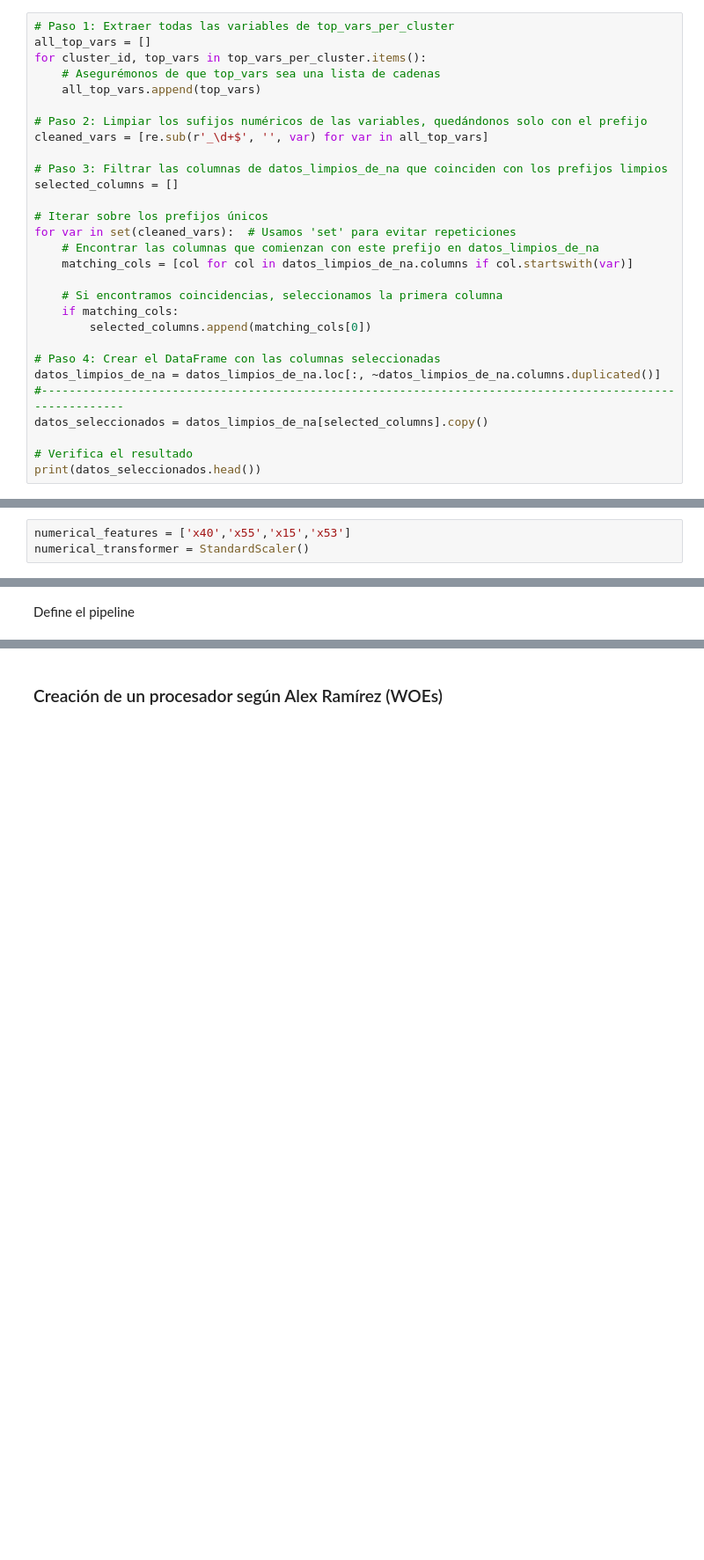
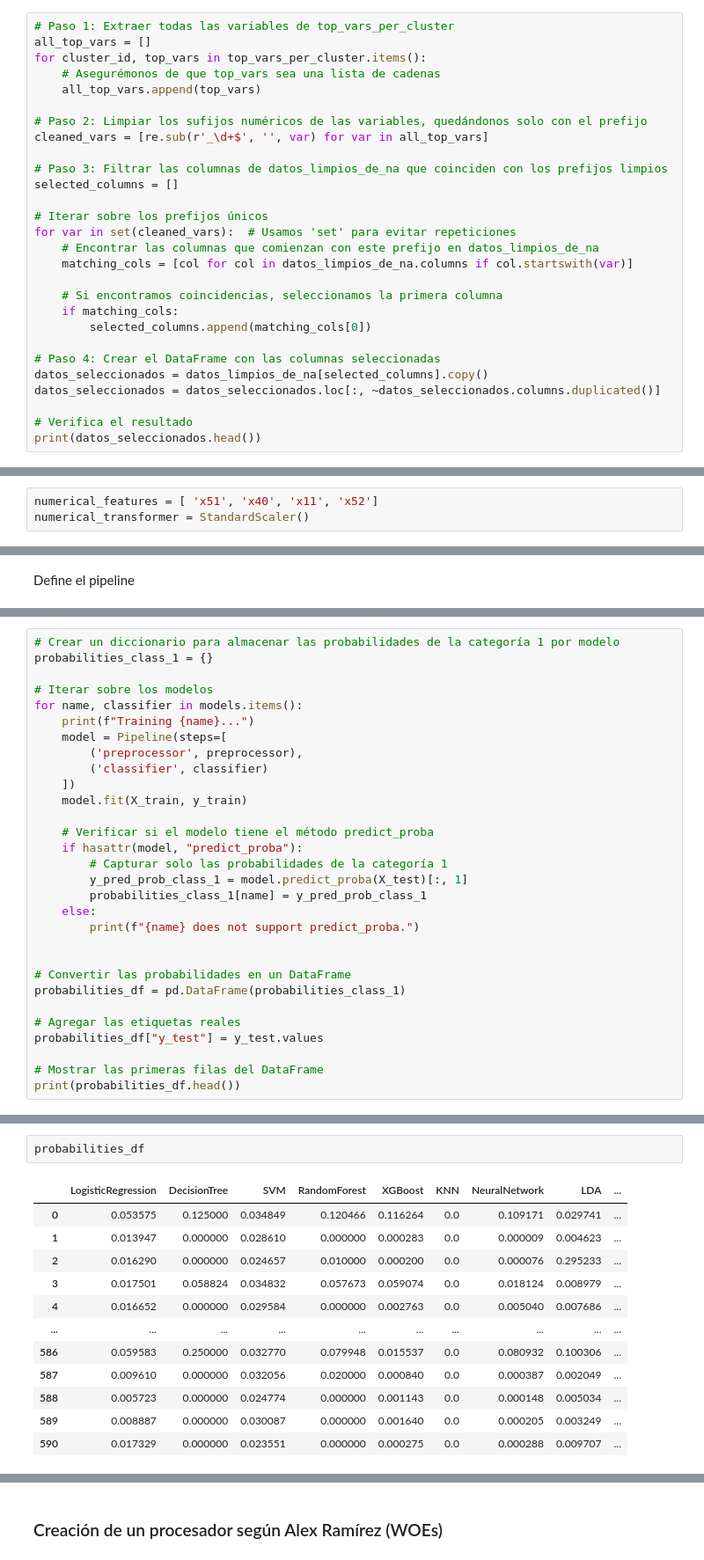
Before and after one commit to FedeAlfaro/Proyecto-Riesgo, a Jupyter notebook: despreciable.ipynb, the cells around one changed output, grey strips where cells are left out. Shown at 88% size. Saved outputs shown, nothing was run; the diff lists cells and outputs as text; blank space fills up the shorter version.

```diff
--- a/despreciable.ipynb
+++ b/despreciable.ipynb
@@ -409,8 +425,8 @@ for var in set(cleaned_vars):  # Usamos 'set' para evitar repeticiones
         selected_columns.append(matching_cols[0])
 
 # Paso 4: Crear el DataFrame con las columnas seleccionadas
-datos_limpios_de_na = datos_limpios_de_na.loc[:, ~datos_limpios_de_na.columns.duplicated()] #---------------------------------------------------------------------------------------------------------
 datos_seleccionados = datos_limpios_de_na[selected_columns].copy()
+datos_seleccionados = datos_seleccionados.loc[:, ~datos_seleccionados.columns.duplicated()]
 
 # Verifica el resultado
 print(datos_seleccionados.head())
@@ -462,7 +486,7 @@ vars_x
 # %% [markdown]
 Datos numéricos se estandarizan
 # %%
-numerical_features = ['x40','x55','x15','x53']
+numerical_features = [ 'x51', 'x40', 'x11', 'x52']
 numerical_transformer = StandardScaler()
 # %% [markdown]
 Datos categóricos se codifican con OneHot
@@ -583,0 +610,30 @@ Training LDA...
+# %%
+# Crear un diccionario para almacenar las probabilidades de la categoría 1 por modelo
+probabilities_class_1 = {}
+
+# Iterar sobre los modelos
+for name, classifier in models.items():
+    print(f"Training {name}...")
+    model = Pipeline(steps=[
+        ('preprocessor', preprocessor),
+        ('classifier', classifier)
+    ])
+    model.fit(X_train, y_train)
+
+    # Verificar si el modelo tiene el método predict_proba
+    if hasattr(model, "predict_proba"):
+        # Capturar solo las probabilidades de la categoría 1
+        y_pred_prob_class_1 = model.predict_proba(X_test)[:, 1]
+        probabilities_class_1[name] = y_pred_prob_class_1
+    else:
+        print(f"{name} does not support predict_proba.")
+
+
+# Convertir las probabilidades en un DataFrame
+probabilities_df = pd.DataFrame(probabilities_class_1)
+
+# Agregar las etiquetas reales
+probabilities_df["y_test"] = y_test.values
+
+# Mostrar las primeras filas del DataFrame
+print(probabilities_df.head())
@@ -583,0 +658,15 @@ Training LDA...
+# %%
+probabilities_df
+# %% [output]
+|  | LogisticRegression | DecisionTree | SVM | RandomForest | XGBoost | KNN | NeuralNetwork | LDA | ... |
+| 0 | 0.053575 | 0.125000 | 0.034849 | 0.120466 | 0.116264 | 0.0 | 0.109171 | 0.029741 | ... |
+| 1 | 0.013947 | 0.000000 | 0.028610 | 0.000000 | 0.000283 | 0.0 | 0.000009 | 0.004623 | ... |
+| 2 | 0.016290 | 0.000000 | 0.024657 | 0.010000 | 0.000200 | 0.0 | 0.000076 | 0.295233 | ... |
+| 3 | 0.017501 | 0.058824 | 0.034832 | 0.057673 | 0.059074 | 0.0 | 0.018124 | 0.008979 | ... |
+| 4 | 0.016652 | 0.000000 | 0.029584 | 0.000000 | 0.002763 | 0.0 | 0.005040 | 0.007686 | ... |
+| ... | ... | ... | ... | ... | ... | ... | ... | ... | ... |
+| 586 | 0.059583 | 0.250000 | 0.032770 | 0.079948 | 0.015537 | 0.0 | 0.080932 | 0.100306 | ... |
+| 587 | 0.009610 | 0.000000 | 0.032056 | 0.020000 | 0.000840 | 0.0 | 0.000387 | 0.002049 | ... |
+| 588 | 0.005723 | 0.000000 | 0.024774 | 0.000000 | 0.001143 | 0.0 | 0.000148 | 0.005034 | ... |
+| 589 | 0.008887 | 0.000000 | 0.030087 | 0.000000 | 0.001640 | 0.0 | 0.000205 | 0.003249 | ... |
+| 590 | 0.017329 | 0.000000 | 0.023551 | 0.000000 | 0.000275 | 0.0 | 0.000288 | 0.009707 | ... |
```
Also changed, not shown: parts of 14 cells of this notebook.
